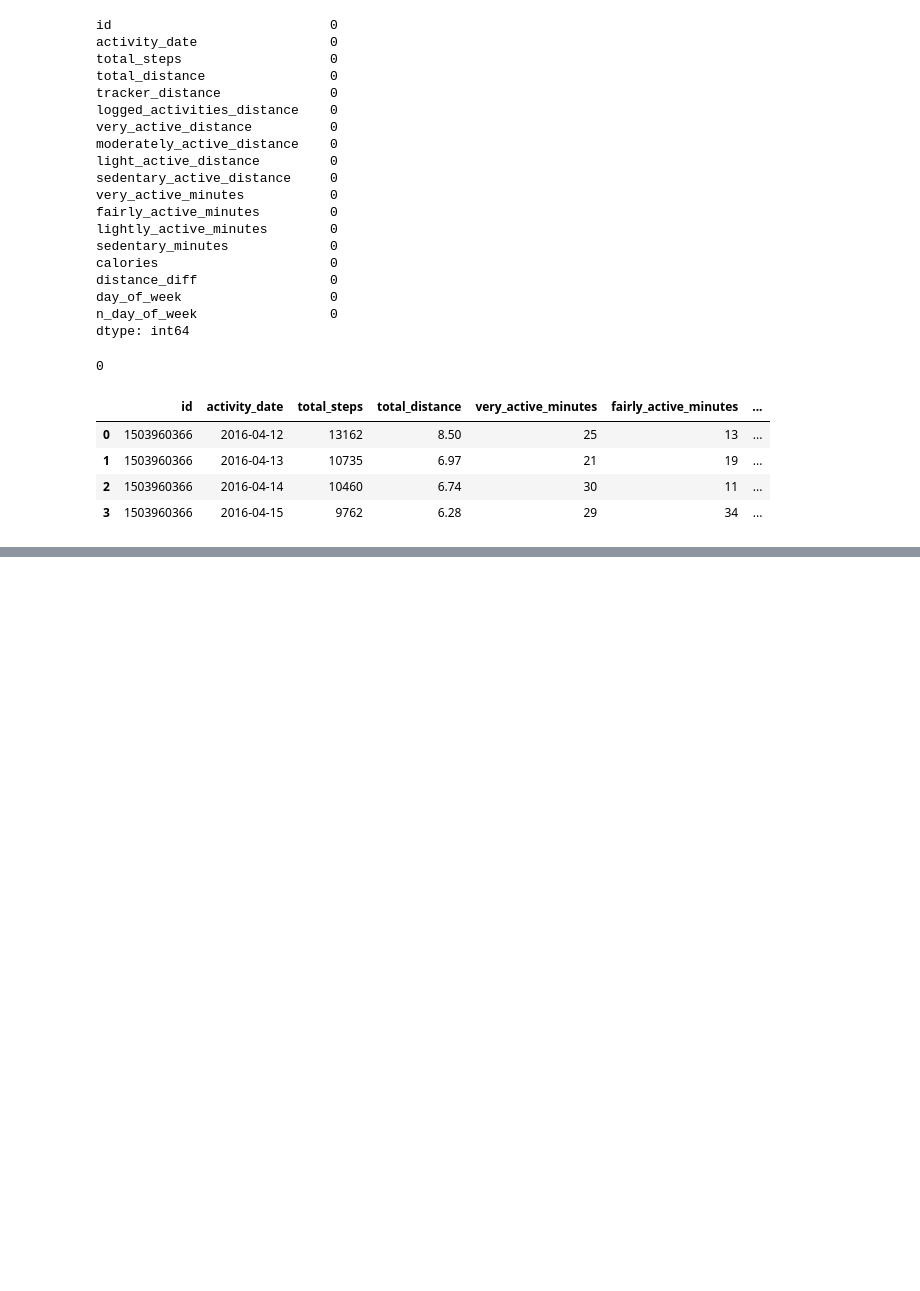
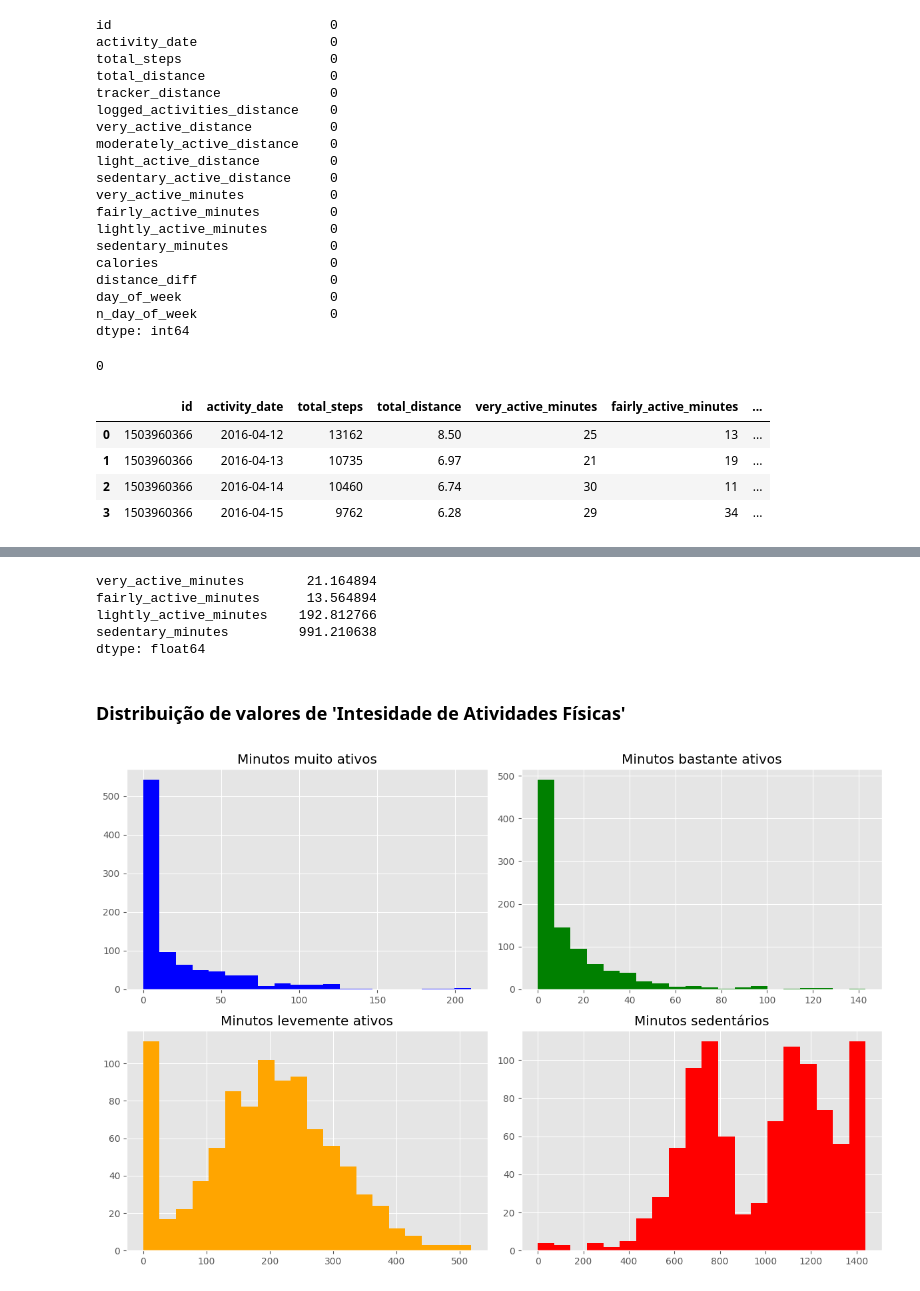
Before and after one commit to albvieiraa/physical_activity_google_project_2024, a Jupyter notebook: physical-activity-google-project-2024.ipynb, the cells around one changed output, grey strips where cells are left out. Saved outputs shown, nothing was run; the diff lists cells and outputs as text; code cells hidden in the pictures; blank space fills up the shorter version.

```diff
--- a/physical-activity-google-project-2024.ipynb
+++ b/physical-activity-google-project-2024.ipynb
@@ -297,0 +250,37 @@ plt.show()
+# %%
+#mean of physical activity
+df_mean = df[['very_active_minutes', 'fairly_active_minutes', 'lightly_active_minutes', 'sedentary_minutes']].mean()
+print(df_mean)
+# %% [output]
+very_active_minutes        21.164894
+fairly_active_minutes      13.564894
+lightly_active_minutes    192.812766
+sedentary_minutes         991.210638
+dtype: float64
+# %% [markdown]
+### Distribuição de valores de 'Intesidade de Atividades Físicas'
+# %%
+# Create a chart with 2 rows and 2 columns of subplots
+fig, axs = plt.subplots(2, 2, figsize=(12, 8))
+
+# Customizing
+colors = ['blue', 'green', 'orange', 'red']
+
+# Plot the histograms on each subplot
+axs[0, 0].hist(df['very_active_minutes'], bins=20, color=colors[0])
+axs[0, 0].set_title('Minutos muito ativos')
+
+axs[0, 1].hist(df['fairly_active_minutes'], bins=20, color=colors[1])
+axs[0, 1].set_title('Minutos bastante ativos')
+
+axs[1, 0].hist(df['lightly_active_minutes'], bins=20, color=colors[2])
+axs[1, 0].set_title('Minutos levemente ativos')
+
+axs[1, 1].hist(df['sedentary_minutes'], bins=20, color=colors[3])
+axs[1, 1].set_title('Minutos sedentários')
+
+# Adjust the layout and display the graphic
+plt.tight_layout()
+plt.show()
+# %% [output]
+[figure, added]
```
Also changed, not shown: parts of 31 cells of this notebook.
